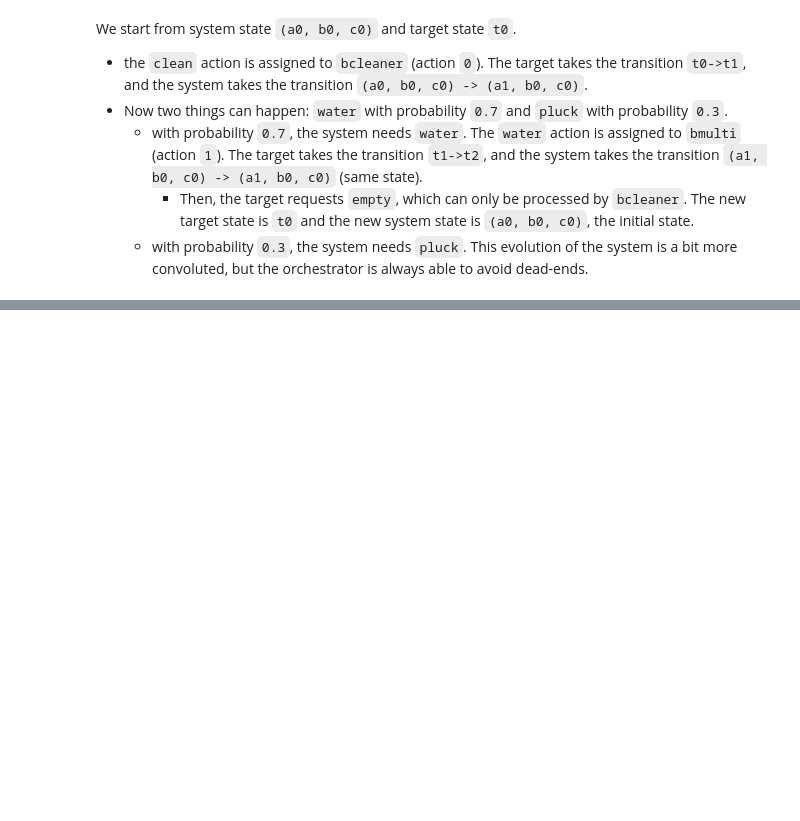
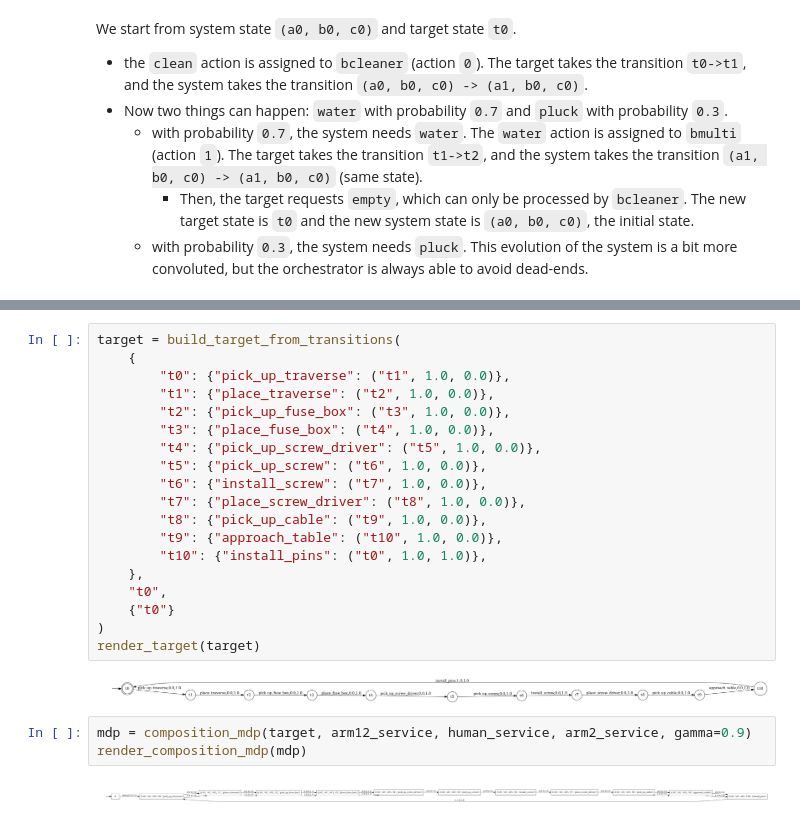
Before and after one commit to luusi/stochastic-service-composition, a Jupyter notebook: docs/notebooks/04-use-cases.ipynb, the cells around one changed output, grey strips where cells are left out. Cells and saved outputs as stored; diff of their text form; blank space fills up the shorter version.

```diff
--- a/docs/notebooks/04-use-cases.ipynb
+++ b/docs/notebooks/04-use-cases.ipynb
@@ -444,0 +502,26 @@ TODO
+# %%
+target = build_target_from_transitions(
+    {
+        "t0": {"pick_up_traverse": ("t1", 1.0, 0.0)},
+        "t1": {"place_traverse": ("t2", 1.0, 0.0)},
+        "t2": {"pick_up_fuse_box": ("t3", 1.0, 0.0)},
+        "t3": {"place_fuse_box": ("t4", 1.0, 0.0)},
+        "t4": {"pick_up_screw_driver": ("t5", 1.0, 0.0)},
+        "t5": {"pick_up_screw": ("t6", 1.0, 0.0)},
+        "t6": {"install_screw": ("t7", 1.0, 0.0)},
+        "t7": {"place_screw_driver": ("t8", 1.0, 0.0)},
+        "t8": {"pick_up_cable": ("t9", 1.0, 0.0)},
+        "t9": {"approach_table": ("t10", 1.0, 0.0)},
+        "t10": {"install_pins": ("t0", 1.0, 1.0)},
+    },
+    "t0",
+    {"t0"}
+)
+render_target(target)
+# %% [output]
+[figure, added]
+# %%
+mdp = composition_mdp(target, arm12_service, human_service, arm2_service, gamma=0.9)
+render_composition_mdp(mdp)
+# %% [output]
+[figure, added]
```
Also changed, not shown: parts of 5 cells of this notebook.
